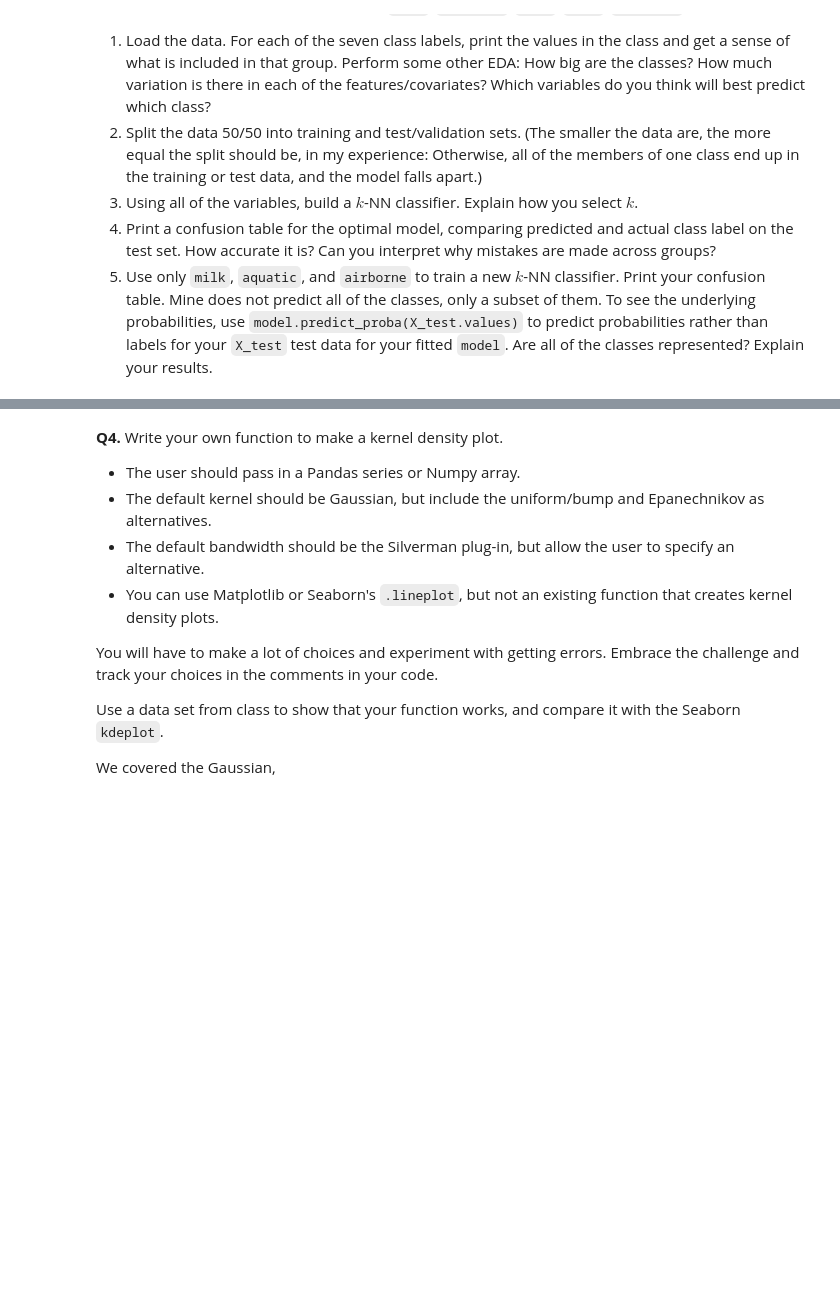
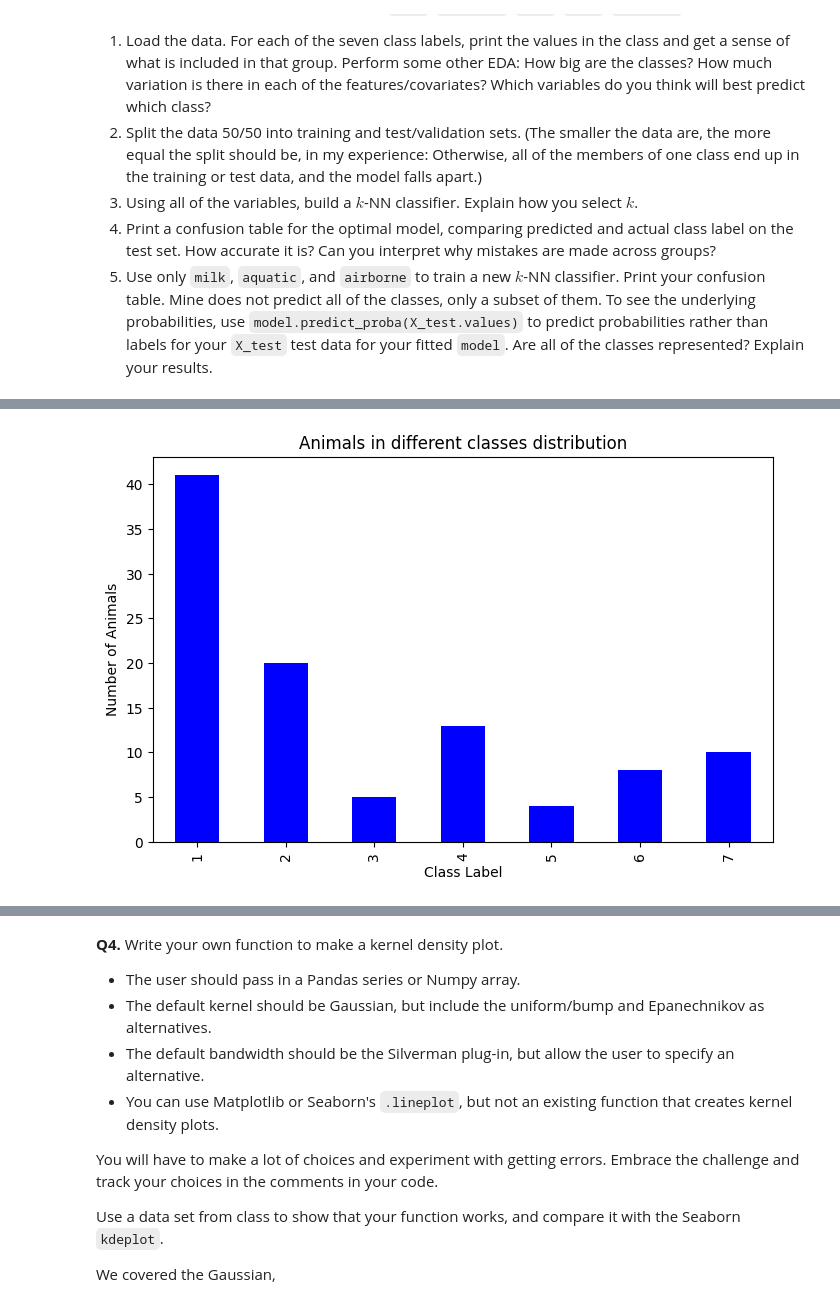
Before and after one commit to allyoshea/KNN, a Jupyter notebook: assignment/assignment.ipynb, the cells around one changed output, grey strips where cells are left out. Saved outputs shown, nothing was run; the diff lists cells and outputs as text; code cells hidden in the pictures; blank space fills up the shorter version.

```diff
--- a/assignment/assignment.ipynb
+++ b/assignment/assignment.ipynb
@@ -107,3 +107,96 @@ The data consist of a label, `class`, taking integer values 1 to 7, the name of
 3. Using all of the variables, build a $k$-NN classifier. Explain how you select $k$.
 4. Print a confusion table for the optimal model, comparing predicted and actual class label on the test set. How accurate it is? Can you interpret why mistakes are made across groups?
 5. Use only `milk`, `aquatic`, and `airborne` to train a new $k$-NN classifier. Print your confusion table. Mine does not predict all of the classes, only a subset of them. To see the underlying probabilities, use `model.predict_proba(X_test.values)` to predict probabilities rather than labels for your `X_test` test data for your fitted `model`. Are all of the classes represented? Explain your results.
+# %%
+import numpy as np
+import pandas as pd
+import matplotlib.pyplot as plt
+import seaborn as sns
+
+# Load the data
+df = pd.read_csv('/content/zoo.csv')
+
+# Basic overview
+print("Dataset shape:", df.shape)
+print("\nFirst few rows:")
+print(df.head(10))
+
+# 1. Look at what animals are in each class
+print("\nAnimals in each class:")
+for class_num in sorted(df['class'].unique()):
+    animals = df[df['class'] == class_num]['animal']
+    print(f"\nClass {class_num}: ({len(animals)} animals)")
+    print(animals.tolist())
+
+# 2. How big are the classes?
+print("\nClass Sizes:")
+print(df['class'].value_counts().sort_index())
+
+#make a histogram to visualize class sizes
+plt.figure(figsize=(8, 5))
+df['class'].value_counts().sort_index().plot(kind='bar', color='blue')
+plt.xlabel('Class Label')
+plt.ylabel('Number of Animals')
+plt.title('Animals in different classes distribution')
+plt.show()
+
+# 3. Feature variation
+feature_cols = [col for col in df.columns if col not in ['animal', 'class']]
+
+print(f"\nStatistics of features:")
+print(df[feature_cols].describe())
+
+# Which features might be most predictive?
+print("\nCorrelation with class number:")
+correlations = df[feature_cols].corrwith(df['class']).abs().sort_values(ascending=False)
+print(correlations)
+
+
+#MORE EDA
+
+
+
+# Binary features - bar plots showing proportion
+binary_features = ['hair', 'feathers', 'eggs', 'milk', 'airborne']
+
+for feature in binary_features:
+    class_means = df.groupby('class')[feature].mean()
+
+    plt.figure(figsize=(8, 5))
+    bars = plt.bar(class_means.index, class_means.values, color='skyblue', edgecolor='black')
+
+    # Make 0 bars slightly visible
+    for i, bar in enumerate(bars):
+        if bar.get_height() == 0:
+            bar.set_height(0.02)
+            bar.set_color('lightgray')
+
+    plt.xlabel('Class')
+    plt.ylabel(f'Proportion with {feature}=1')
+    plt.title(f'{feature} by Class')
+    plt.xticks(range(1, 7))
+    plt.ylim(0, 1.1)
+    plt.grid(axis='y', alpha=0.3)
+    plt.show()
+
+# Legs is different - show average number of legs per class
+class_legs = df.groupby('class')['legs'].mean()
+
+plt.figure(figsize=(8, 5))
+plt.bar(class_legs.index, class_legs.values, color='coral', edgecolor='black')
+plt.xlabel('Class')
+plt.ylabel('Average Number of Legs')
+plt.title('Legs by Class')
+plt.xticks(range(1, 8))
+plt.ylim(0, 8)
+plt.grid(axis='y', alpha=0.3)
+plt.show()
+
+# Correlation with class
+feature_cols = [col for col in df.columns if col not in ['animal', 'class']]
+correlations = df[feature_cols].corrwith(df['class']).abs().sort_values(ascending=False)
+print("\nFeatures most correlated with class:")
+print(correlations.head(10))
+
+#SPLIT THE DATA
+# %% [output]
@@ -109,0 +220 @@ The data consist of a label, `class`, taking integer values 1 to 7, the name of
+[figure, added]
```
Also changed, not shown: parts of 1 cell of this notebook.
